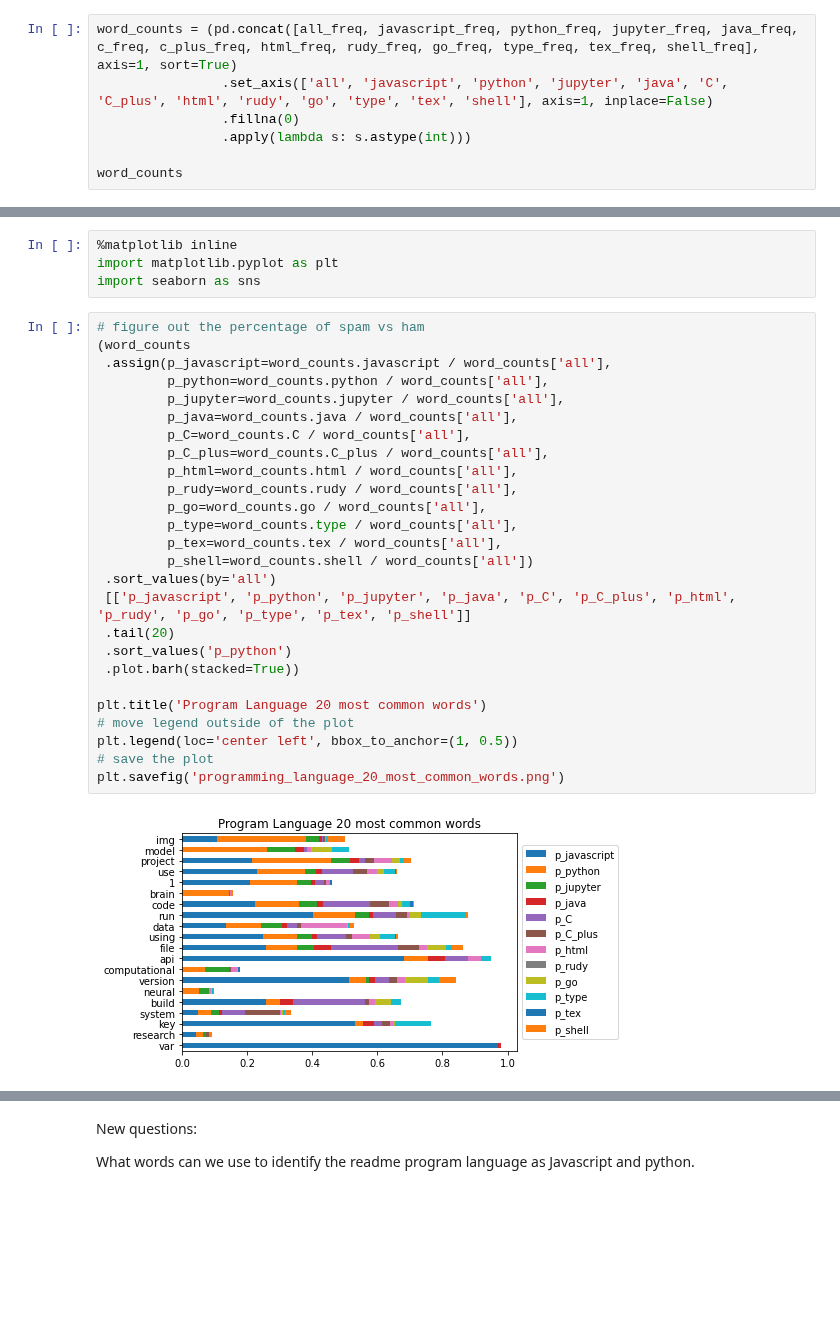
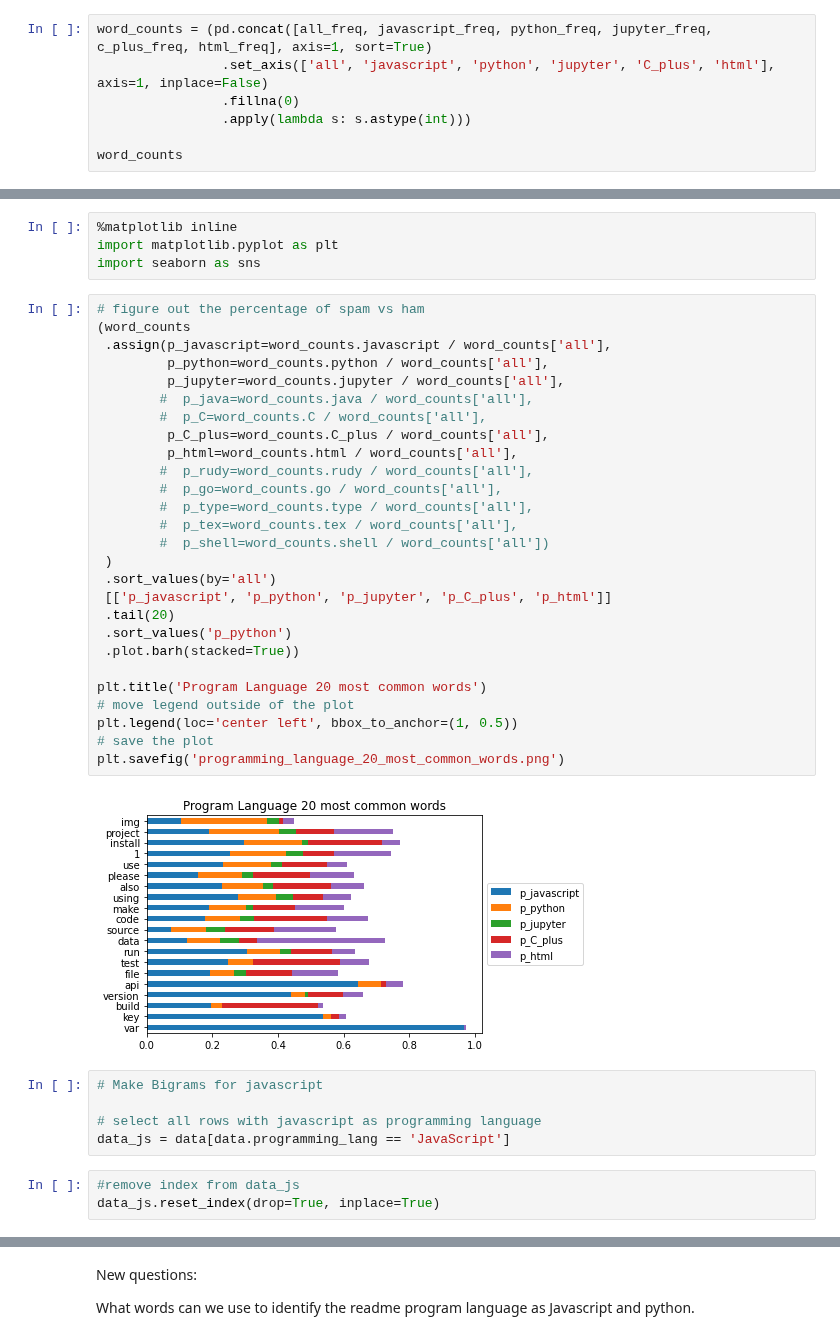
Before and after one commit to codeup-nlp/nlp-project, a Jupyter notebook: craig_explore.ipynb, the cells around one changed output, grey strips where cells are left out. Drawn from its saved outputs; the diff is of its cells as text; blank space fills up the shorter version.

```diff
--- a/craig_explore.ipynb
+++ b/craig_explore.ipynb
@@ -241,8 +226,8 @@ shell_freq = pd.Series(shell_words).value_counts()
 all_freq = pd.Series(all_words).value_counts()
 # other_freq = pd.Series(other_words).value_counts()
 # %%
-word_counts = (pd.concat([all_freq, javascript_freq, python_freq, jupyter_freq, java_freq, c_freq, c_plus_freq, html_freq, rudy_freq, go_freq, type_freq, tex_freq, shell_freq], axis=1, sort=True)
-                .set_axis(['all', 'javascript', 'python', 'jupyter', 'java', 'C', 'C_plus', 'html', 'rudy', 'go', 'type', 'tex', 'shell'], axis=1, inplace=False)
+word_counts = (pd.concat([all_freq, javascript_freq, python_freq, jupyter_freq, c_plus_freq, html_freq], axis=1, sort=True)
+                .set_axis(['all', 'javascript', 'python', 'jupyter', 'C_plus', 'html'], axis=1, inplace=False)
                 .fillna(0)
                 .apply(lambda s: s.astype(int)))
 
@@ -311,28 +291,37 @@ import seaborn as sns
 # %%
 # figure out the percentage of spam vs ham
 (word_counts
  .assign(p_javascript=word_counts.javascript / word_counts['all'],
          p_python=word_counts.python / word_counts['all'],
          p_jupyter=word_counts.jupyter / word_counts['all'],
-         p_java=word_counts.java / word_counts['all'],
-         p_C=word_counts.C / word_counts['all'],
+        #  p_java=word_counts.java / word_counts['all'],
+        #  p_C=word_counts.C / word_counts['all'],
          p_C_plus=word_counts.C_plus / word_counts['all'],
          p_html=word_counts.html / word_counts['all'],
-         p_rudy=word_counts.rudy / word_counts['all'],
-         p_go=word_counts.go / word_counts['all'],
-         p_type=word_counts.type / word_counts['all'],
-         p_tex=word_counts.tex / word_counts['all'],
-         p_shell=word_counts.shell / word_counts['all'])
+        #  p_rudy=word_counts.rudy / word_counts['all'],
+        #  p_go=word_counts.go / word_counts['all'],
+        #  p_type=word_counts.type / word_counts['all'],
+        #  p_tex=word_counts.tex / word_counts['all'],
+        #  p_shell=word_counts.shell / word_counts['all'])
+ )
  .sort_values(by='all')
- [['p_javascript', 'p_python', 'p_jupyter', 'p_java', 'p_C', 'p_C_plus', 'p_html', 'p_rudy', 'p_go', 'p_type', 'p_tex', 'p_shell']]
+ [['p_javascript', 'p_python', 'p_jupyter', 'p_C_plus', 'p_html']]
  .tail(20)
  .sort_values('p_python')
  .plot.barh(stacked=True))
 
 plt.title('Program Language 20 most common words')
 # move legend outside of the plot
 plt.legend(loc='center left', bbox_to_anchor=(1, 0.5))
 # save the plot
 plt.savefig('programming_language_20_most_common_words.png')
 # %% [output]
-[figure, old version]
+[figure, new version]
+# %%
+# Make Bigrams for javascript
+
+# select all rows with javascript as programming language
+data_js = data[data.programming_lang == 'JavaScript']
+# %%
+#remove index from data_js
+data_js.reset_index(drop=True, inplace=True)
```
Also changed, not shown: parts of 34 cells of this notebook.
